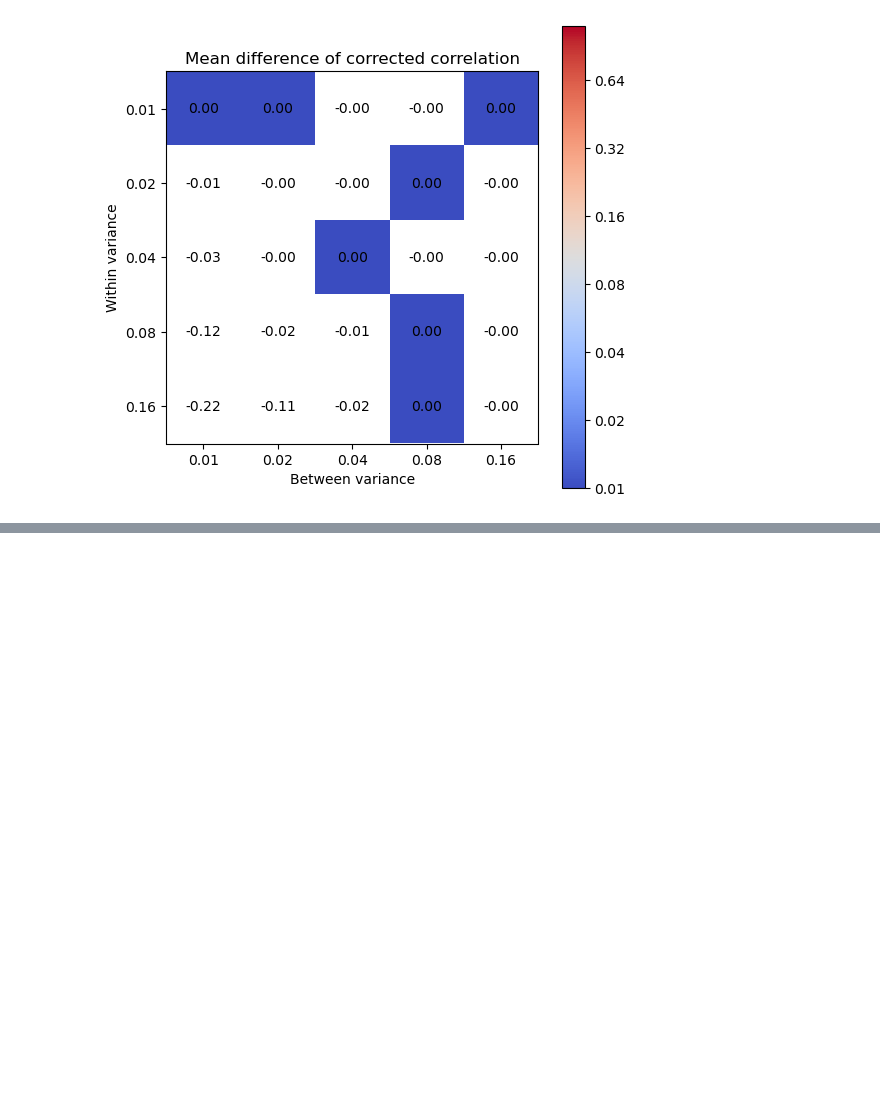
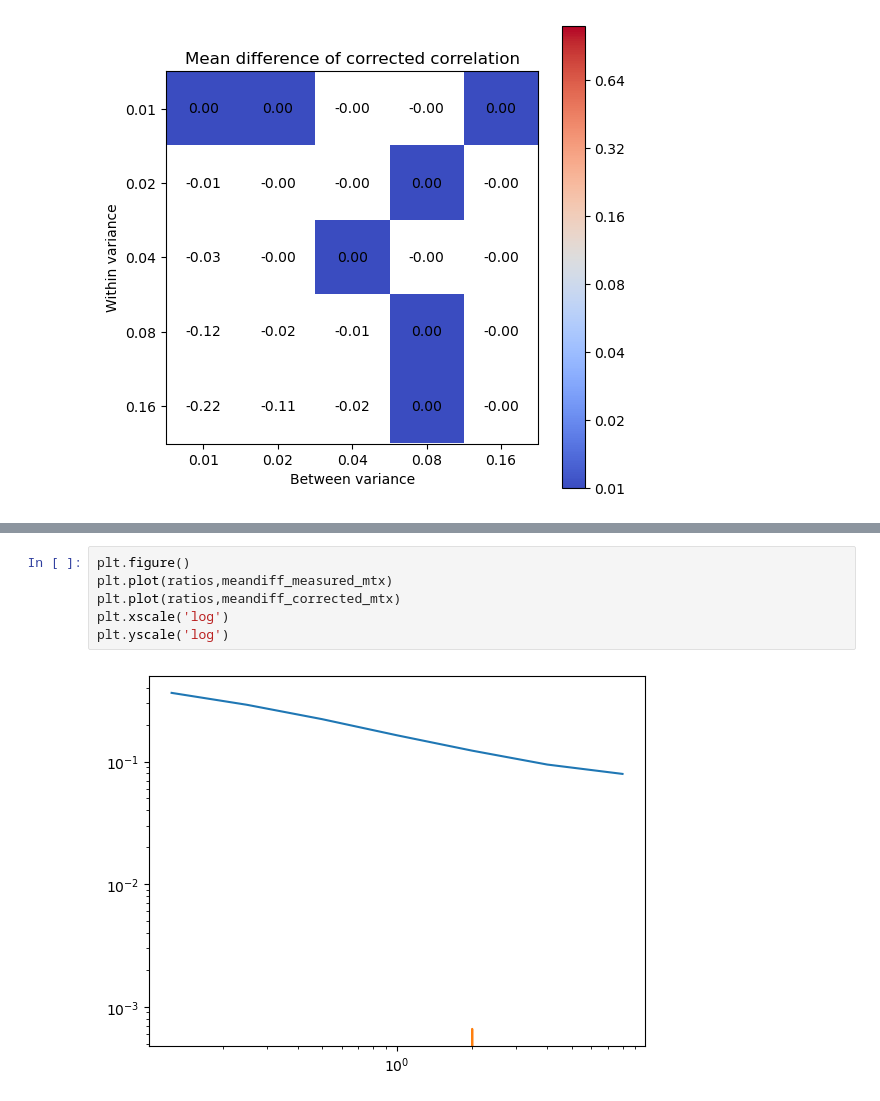
Before and after one commit to fh986/crowding-individual-difference, a Jupyter notebook: simulation_noiseCorrection_crowdingReading_testVariances.ipynb, the cells around one changed output, grey strips where cells are left out. Drawn from its saved outputs; the diff is of its cells as text; blank space fills up the shorter version.

```diff
--- a/simulation_noiseCorrection_crowdingReading_testVariances.ipynb
+++ b/simulation_noiseCorrection_crowdingReading_testVariances.ipynb
@@ -646,0 +730,8 @@ plot_matrix(meandiff_corrected_mtx, corrected_md_plot_labels, n_vars)
+# %%
+plt.figure()
+plt.plot(ratios,meandiff_measured_mtx)
+plt.plot(ratios,meandiff_corrected_mtx)
+plt.xscale('log')
+plt.yscale('log')
+# %% [output]
+[figure, added]
```
Also changed, not shown: parts of 8 cells of this notebook.
